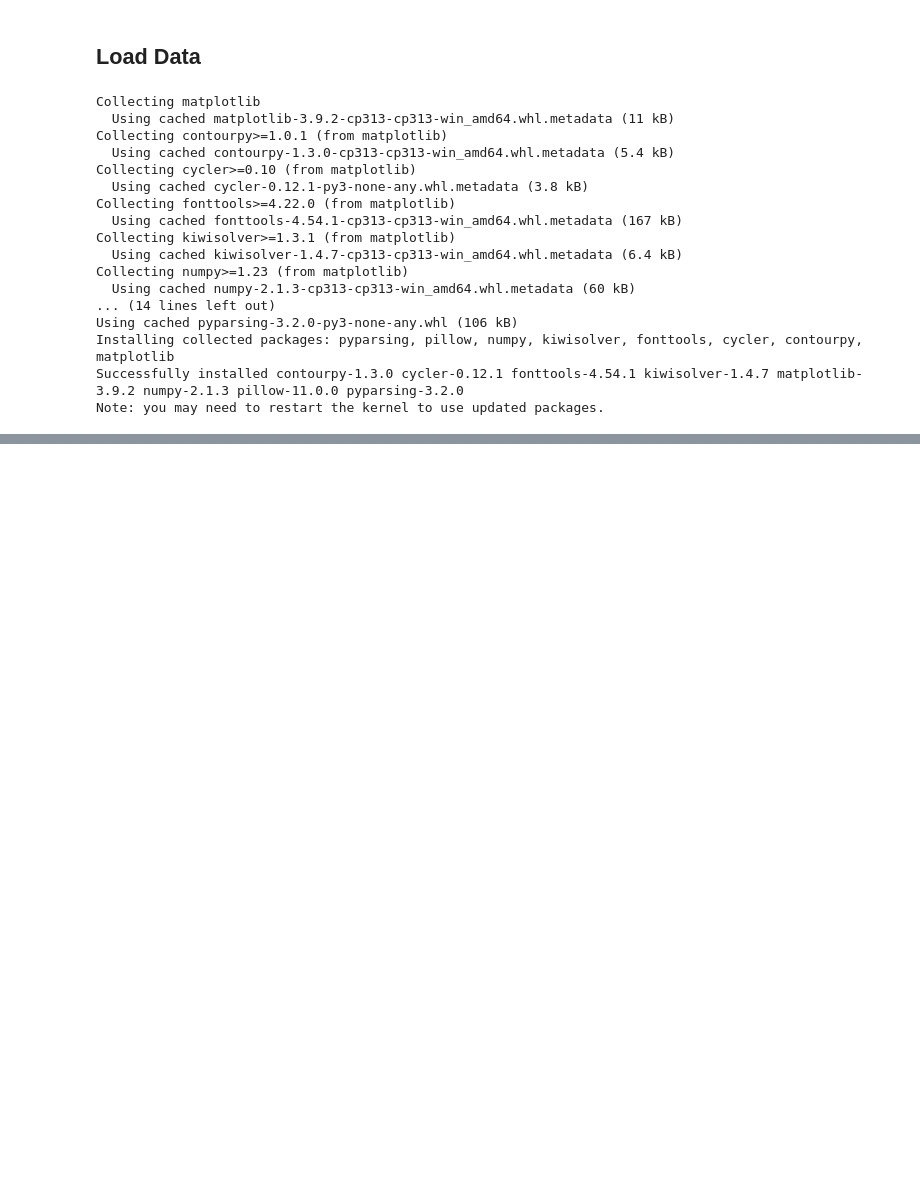
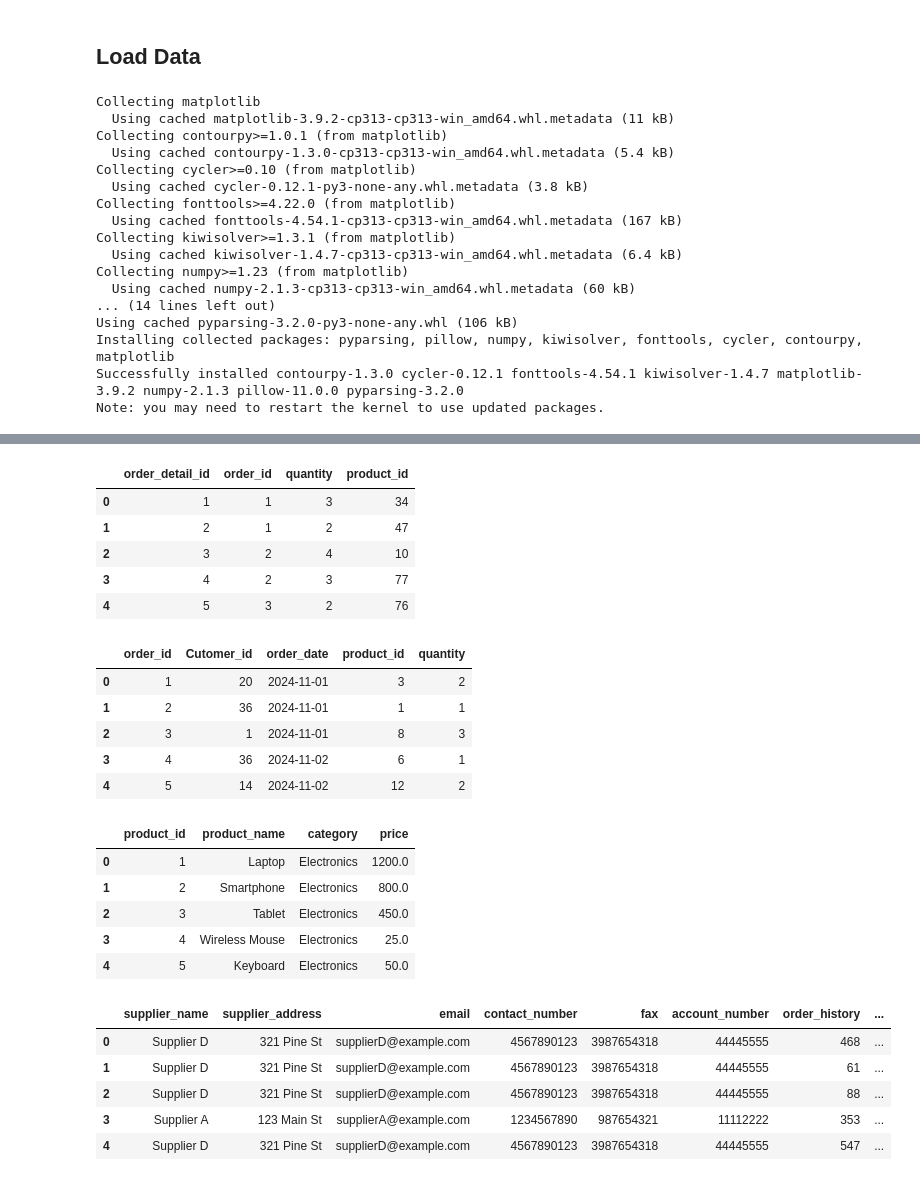
Before and after one commit to Prince-K-cmd/week2-lab, a Jupyter notebook: Lab_Exercises/lab_exercise_1.ipynb, the cells around one changed output, grey strips where cells are left out. Cells and saved outputs as stored; diff of their text form; code cells hidden in the pictures; blank space fills up the shorter version.

```diff
--- a/Lab_Exercises/lab_exercise_1.ipynb
+++ b/Lab_Exercises/lab_exercise_1.ipynb
@@ -25,0 +142,53 @@ Note: you may need to restart the kernel to use updated packages.
+# %%
+# Handle missing values, remove duplicates, and convert data types in each column appropriately for each DataFrame
+
+
+# A function to take in a list of DataFrames and clean each of them appropriately
+def clean_data(df_list):
+    """A function to take in a list of DataFrames and clean it appropriately
+
+    Args:
+        df_list (list): List of DataFrames
+
+    Returns:
+        list: A list of cleaned DataFrames
+    """
+
+    cleaned_dfs =  []
+
+    for df in df_list:
+        df_copy = df.copy() # Making a copy of the DataFrame
+        df_copy.dropna(inplace=True) # Drop rows with missing values
+        df_copy.drop_duplicates(inplace=True) # Remove duplicate rows (records)
+
+        for col in df_copy.select_dtypes(include=['object', 'datetime64[ns]', 'int64', 'float64']).columns:
+            match df_copy[col].dtype:
+                case 'object':
+                    df_copy[col] = df_copy[col].str.strip() # Remove leading and trailing whitespace
+
+                    if 'date' in col.lower(): # If the column name contains 'date', convert to datetime
+                        try: # Try to convert to datetime using a specific format. If it fails, convert to string
+                            df_copy[col] = pd.to_datetime(df_copy[col], errors='coerce')
+                        except ValueError:
+                            pass # If conversion fails, keep the column as string
+                    else:
+                        df_copy[col] = df_copy[col].astype('string')
+
+                case 'datetime64[ns]':
+                    df_copy[col] = pd.to_datetime(df_copy[col], errors='coerce')
+
+                case 'int64':
+                    df_copy[col] = df_copy[col].astype('int64')
+
+                case 'float64':
+                    df_copy[col] = df_copy[col].astype('float64')
+
+        cleaned_dfs.append(df_copy)
+    return cleaned_dfs
+
+
+cleaned_dfs = clean_data([customers_data_df, inventory_data_df, order_item_data_df, orders_data_df, products_data_df, suppliers_data_df])
+
+for each_df in cleaned_dfs:
+    (display(each_df.head()))
+# %% [output]
@@ -25,0 +207,24 @@ Note: you may need to restart the kernel to use updated packages.
+|  | order_detail_id | order_id | quantity | product_id |
+| 0 | 1 | 1 | 3 | 34 |
+| 1 | 2 | 1 | 2 | 47 |
+| 2 | 3 | 2 | 4 | 10 |
+| 3 | 4 | 2 | 3 | 77 |
+| 4 | 5 | 3 | 2 | 76 |
+|  | order_id | Cutomer_id | order_date | product_id | quantity |
+| 0 | 1 | 20 | 2024-11-01 | 3 | 2 |
+| 1 | 2 | 36 | 2024-11-01 | 1 | 1 |
+| 2 | 3 | 1 | 2024-11-01 | 8 | 3 |
+| 3 | 4 | 36 | 2024-11-02 | 6 | 1 |
+| 4 | 5 | 14 | 2024-11-02 | 12 | 2 |
+|  | product_id | product_name | category | price |
+| 0 | 1 | Laptop | Electronics | 1200.0 |
+| 1 | 2 | Smartphone | Electronics | 800.0 |
+| 2 | 3 | Tablet | Electronics | 450.0 |
+| 3 | 4 | Wireless Mouse | Electronics | 25.0 |
+| 4 | 5 | Keyboard | Electronics | 50.0 |
+|  | supplier_name | supplier_address | email | contact_number | fax | account_number | order_history | ... |
+| 0 | Supplier D | 321 Pine St | supplierD@example.com | 4567890123 | 3987654318 | 44445555 | 468 | ... |
+| 1 | Supplier D | 321 Pine St | supplierD@example.com | 4567890123 | 3987654318 | 44445555 | 61 | ... |
+| 2 | Supplier D | 321 Pine St | supplierD@example.com | 4567890123 | 3987654318 | 44445555 | 88 | ... |
+| 3 | Supplier A | 123 Main St | supplierA@example.com | 1234567890 | 987654321 | 11112222 | 353 | ... |
+| 4 | Supplier D | 321 Pine St | supplierD@example.com | 4567890123 | 3987654318 | 44445555 | 547 | ... |
```
Also changed, not shown: parts of 8 cells of this notebook.
